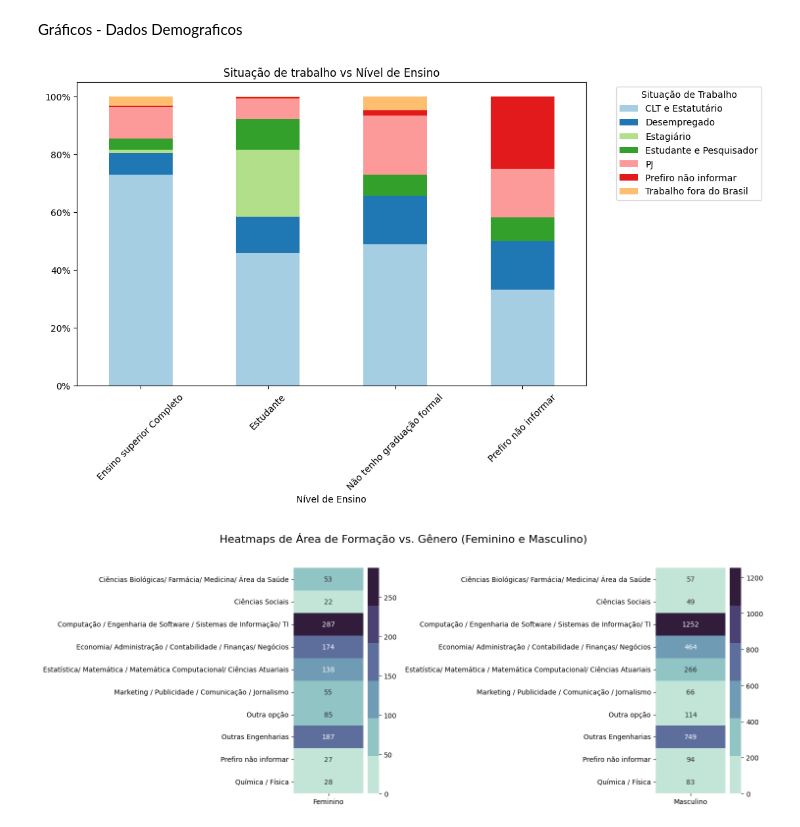
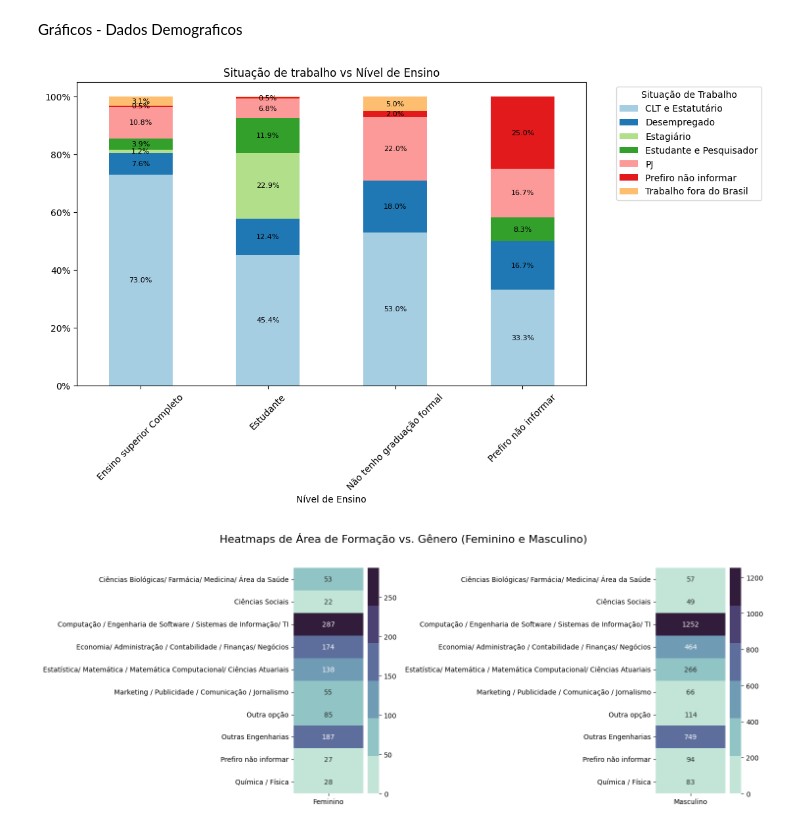
Before and after one commit to mariah-moreira/projeto_grupo_2, a Jupyter notebook: projeto_data_tech.ipynb, the cells around one changed output. Drawn from its saved outputs; the diff is of its cells as text; code cells hidden in the pictures.

```diff
--- a/projeto_data_tech.ipynb
+++ b/projeto_data_tech.ipynb
@@ -243,8 +244,9 @@ pivot_table1
 | Trabalho fora do Brasil | 109 | 1 | 5 | 0 |
 # %%
 #tratando o nivel de ensino "não tenho graduação formal"
-df_demografico11.loc[(df_demografico11["nivel_de_ensino"] == "Não tenho graduação formal") & (df_demografico11["qual_sua_situação_atual_de_trabalho?"] == "Estudante"), "nivel_de_ensino"] = "Estudante e Pesquisador"
-df_demografico11.loc[(df_demografico11["nivel_de_ensino"] == "Não tenho graduação formal") & (df_demografico11["qual_sua_situação_atual_de_trabalho?"] == "Estagiário"), "nivel_de_ensino"] = "Estudante e Pesquisador"
+df_demografico11.loc[(df_demografico11["nivel_de_ensino"] == "Não tenho graduação formal") & (df_demografico11["qual_sua_situação_atual_de_trabalho?"] == "Estagiário"), "nivel_de_ensino"] = "Estudante"
+# %%
+df_demografico11.loc[(df_demografico11["nivel_de_ensino"] == "Não tenho graduação formal") & (df_demografico11["qual_sua_situação_atual_de_trabalho?"] == "Estudante e Pesquisador"), "nivel_de_ensino"] = "Estudante"
 # %% [markdown]
 Area de formação x Genero
 # %%
@@ -282,31 +284,39 @@ Gráficos - Dados Demograficos
 # %%
 # Tabela de contagem cruzada das duas colunas
 cross_tab1 = pd.crosstab(df_demografico11['nivel_de_ensino'],
                         df_demografico11['qual_sua_situação_atual_de_trabalho?'],
                         normalize='index')  # Normaliza para obter porcentagens em relação às linhas
 
 # Paleta de cores
 palette1 = sns.color_palette("Paired")
 
 # Gráfico de barras 100% empilhadas - precisa do stacked=True, se nao ele coloca uma barra ao lado da outra (False/Padrão)
 ax = cross_tab1.plot(kind='bar', stacked=True, figsize=(10, 6), color=palette1)
 
 # Rótulos aos eixos e Título
 plt.xlabel('Nível de Ensino')
 plt.title('Situação de trabalho vs Nível de Ensino')
 
 # Legenda fora da área do gráfico - bbox_to_anchor=(1.05, 1) define a posição
 plt.legend(title='Situação de Trabalho', bbox_to_anchor=(1.05, 1), loc='upper left')
 
 # Para exibir valores Y em porcentagem
 ax.yaxis.set_major_formatter(mtick.PercentFormatter(1.0))  # 1.0 representa 100%
 
 # Rotacionar os rótulos do eixo X
 ax.set_xticklabels(ax.get_xticklabels(), rotation=45)
 
+# Colocar % no centro das nas barras e não mostrar porcentagens menores que 0,4%
+for p in ax.patches:
+    width, height = p.get_width(), p.get_height()
+    x, y = p.get_xy()
+    if height > 0.004:
+        ax.annotate(f'{height*100:.1f}%', (x + width/2, y + height/2), ha='center', va='center', fontsize=8)
+
+
 plt.show()
 # %% [output]
-[figure, old version]
+[figure, new version]
 # %%
 # Filtrar o DataFrame para considerar apenas o gênero "Feminino" e "Masculino"
 df_feminino1 = df_demografico1[df_demografico1['genero'] == 'Feminino']
```
Also changed, not shown: parts of 2 cells of this notebook.
